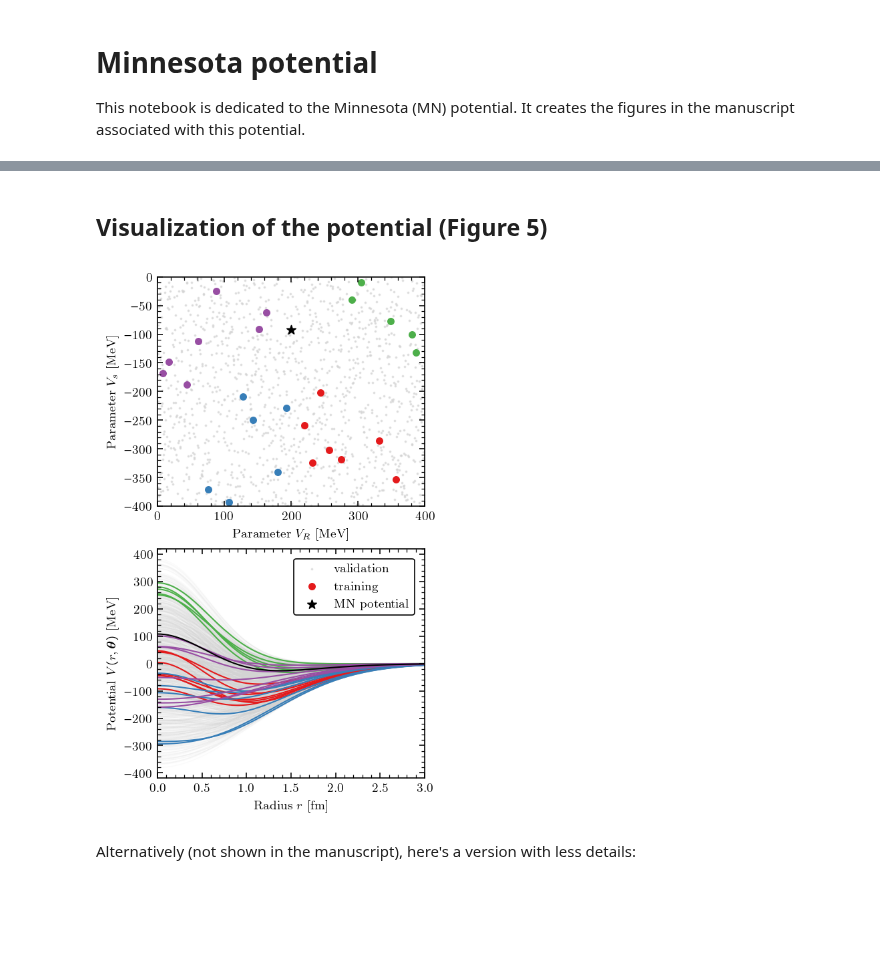
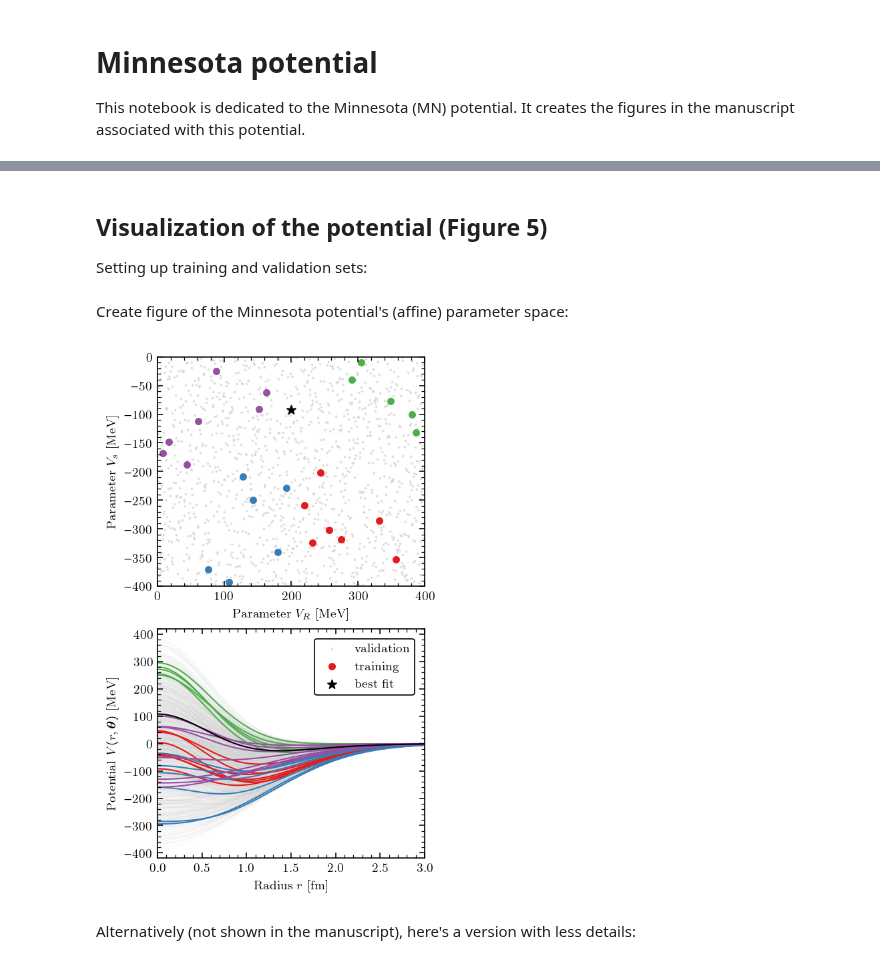
Before and after one commit to buqeye/cs_greedy_emulator, a Jupyter notebook: minnesota.ipynb, the cells around one changed output, grey strips where cells are left out. Drawn from its saved outputs; the diff is of its cells as text; code cells hidden in the pictures; blank space fills up the shorter version.

```diff
--- a/minnesota.ipynb
+++ b/minnesota.ipynb
@@ -23,17 +26,25 @@ from string import ascii_lowercase as alphabet
 # %% [markdown]
 ## Visualization of the potential (Figure 5)
+
+Setting up training and validation sets:
+# %%
+from constants import hbarc, cm
+channel = Channel(S=0, L=0, LL=0, J=0, channel=0)
+potentialArgs = {"label": "minnesota", "kwargs": {"potId": 213}}
+potential = Potential(channel, **potentialArgs)
+np.random.seed(123)
+param_samples = {
+    "training": potential.getLecsSample({"V0": (0, 400), "V1": (-400, 0)}, n=25),
+    "validation": potential.getLecsSample({"V0": (0, 400), "V1": (-400, 0)}, n=1250)
+}
+# %% [markdown]
+Create figure of the Minnesota potential's (affine) parameter space:
 # %%
-from constants import hbarc, cm
-channel = Channel(S=0, L=0, LL=0, J=0, channel=0)
-potentialArgs = {"label": "minnesota", "kwargs": {"potId": 213}}
-potential = Potential(channel, **potentialArgs)
 fig, axs = plt.subplots(2, 1, figsize=(8.6*cm,14*cm), constrained_layout=True)
-np.random.seed(123)
-
-for index, n in enumerate((1250, 25)):
+for index, lbl in enumerate(("validation", "training")):
     # randomly sample the 2d parameter space
     # we use 1250 random samples for validation and 25 for training
-    param_samples_all = potential.getLecsSample({"V0": (0, 400), "V1": (-400, 0)}, n=n)
+    param_samples_all = param_samples[lbl]
     param_samples_plot = np.array([[sample[lec_lbl] for lec_lbl in ("V0", "V1")] for sample in param_samples_all])
     size_marker = [1, 20][index]
     size_line = [0.6, 1.0][index]
@@ -64,35 +75,35 @@ for index, n in enumerate((1250, 25)):
         mask = masks[i_quadrant]
         color = colors[i_quadrant] if index == 1 else "lightgray"
         add_lbl_to_legend = True if i_quadrant == 1 else False
         for ilec, lec_sample in enumerate(param_samples_all):
             if not mask[ilec]:
                 continue
             if add_lbl_to_legend:
                 label = ("validation", "training")[index]
                 add_lbl_to_legend = False
             else:
                 label = ""
             vr = hbarc * potential.eval(r=grid_plot, lecs=lec_sample)
             axs[1].plot(grid_plot, vr, color=color, lw=size_line, alpha=alpha_lines, label=label)
 
 # plot best_fit value
 axs[0].scatter(potential.lecBaseValues["V0"], potential.lecBaseValues["V1"],
-               color="k", s=45, marker="*", label="MN potential")
+               color="k", s=45, marker="*", label="best fit")
 vr = hbarc * potential.eval(r=grid_plot, lecs=potential.lecBaseValues)
 axs[1].plot(grid_plot, vr, color="k", lw=size_line, alpha=alpha_lines, label="MN potential")
 
 # axis labels and more
 axs[0].set_xlabel("Parameter $V_R$ [MeV]")
 axs[0].set_ylabel("Parameter $V_s$ [MeV]")
 axs[0].set_xlim(0,400)
 axs[0].set_ylim(-400,0)
 axs[1].set_xlim(0,3)
 axs[1].set_xlabel("Radius $r$ [fm]")
 axs[1].set_ylabel(r"Potential $V(r, \boldsymbol{\theta})$ [MeV]")
 axs[1].legend(*axs[0].get_legend_handles_labels())
 fig.savefig(f"{output_dir}/minnesota_parameter_space_quadrants.png", dpi=200)
 # %% [output]
-[figure, old version]
+[figure, new version]
 # %% [markdown]
 Alternatively (not shown in the manuscript), here's a version with less details:
 # %%
```
Also changed, not shown: parts of 22 cells of this notebook.
